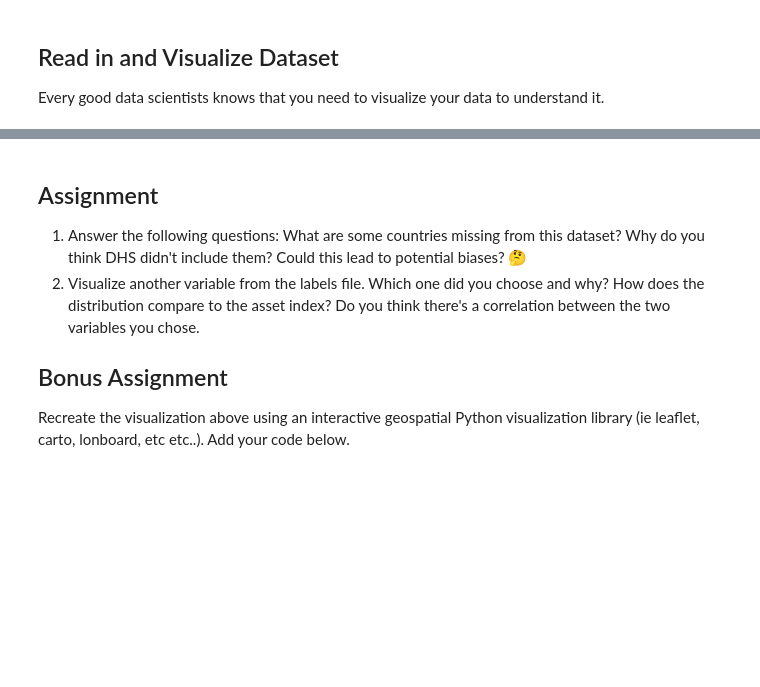
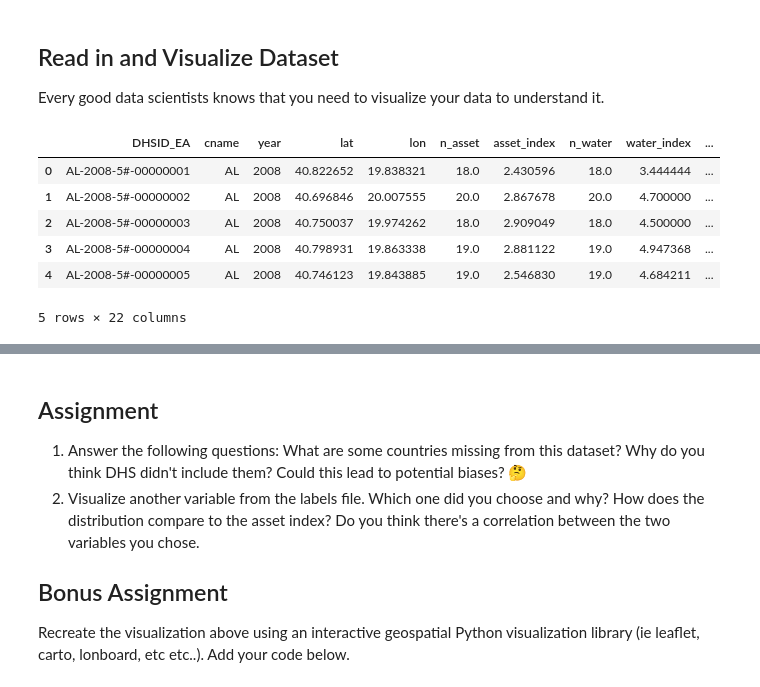
Before and after one commit to isaiahlg/isaiahlg.github.io, a Jupyter notebook: portfolio/aiforgood/pt1-wealthdata.ipynb, the cells around one changed output, grey strips where cells are left out. Saved outputs shown, nothing was run; the diff lists cells and outputs as text; code cells hidden in the pictures; blank space fills up the shorter version.

Commit message:
Add wealth data notebook, move in AlphaEarth.

```diff
--- a/portfolio/aiforgood/pt1-wealthdata.ipynb
+++ b/portfolio/aiforgood/pt1-wealthdata.ipynb
@@ -51,18 +50,26 @@ Every good data scientists knows that you need to visualize your data to underst
 # %%
 # read in the csv file
 # remove modify the path as needed
-labels_path = ('/kaggle/input/dhs_final_labels.csv')
+labels_path = ('data/dhs_final_labels.csv')
 df = pd.read_csv(labels_path)
 
 # now convert this regular dataframe into a nifty geopandas dataframe
 # learn more about what a "geo" dataframe is here: https://geopandas.org/en/stable/docs/user_guide/data_structures.html#geodataframe
 # it's based on Python Shapely geometries: https://shapely.readthedocs.io/en/stable/geometry.html
 # which is in turn based on C/C++ GEOS geometries: https://libgeos.org/usage/
 # which is in turn based on the OGC Simple Features standard: https://en.wikipedia.org/wiki/Simple_Features
 # which describes well-known text (WKT) representations of vector geometry: https://en.wikipedia.org/wiki/Well-known_text_representation_of_geometry
 # fun!
 gdf = gpd.GeoDataFrame(df, geometry=gpd.points_from_xy(df.lon, df.lat), crs="EPSG:4326")
 gdf.head()
+# %% [output]
+|  | DHSID_EA | cname | year | lat | lon | n_asset | asset_index | n_water | water_index | ... |
+| 0 | AL-2008-5#-00000001 | AL | 2008 | 40.822652 | 19.838321 | 18.0 | 2.430596 | 18.0 | 3.444444 | ... |
+| 1 | AL-2008-5#-00000002 | AL | 2008 | 40.696846 | 20.007555 | 20.0 | 2.867678 | 20.0 | 4.700000 | ... |
+| 2 | AL-2008-5#-00000003 | AL | 2008 | 40.750037 | 19.974262 | 18.0 | 2.909049 | 18.0 | 4.500000 | ... |
+| 3 | AL-2008-5#-00000004 | AL | 2008 | 40.798931 | 19.863338 | 19.0 | 2.881122 | 19.0 | 4.947368 | ... |
+| 4 | AL-2008-5#-00000005 | AL | 2008 | 40.746123 | 19.843885 | 19.0 | 2.546830 | 19.0 | 4.684211 | ... |
+5 rows × 22 columns
 # %%
 # I wanted visualize with lonboard from Development Seed built on top of deck.gl, but I couldn't get it working in Kaggle
 # learn more about it at https://github.com/developmentseed/lonboard or in the documentation here https://developmentseed.org/lonboard/latest/
```
Also changed, not shown: parts of 8 cells of this notebook, 7 other files.
